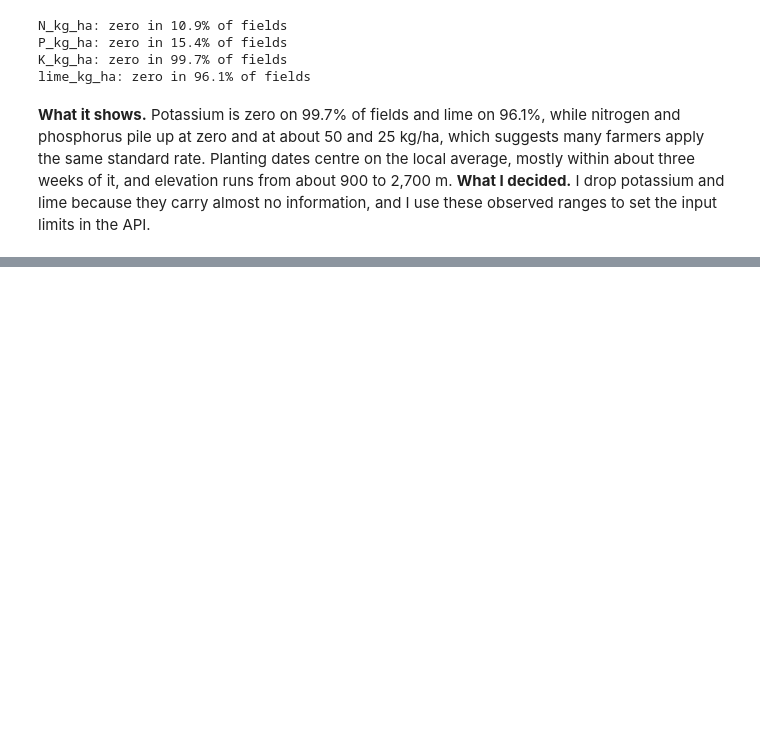
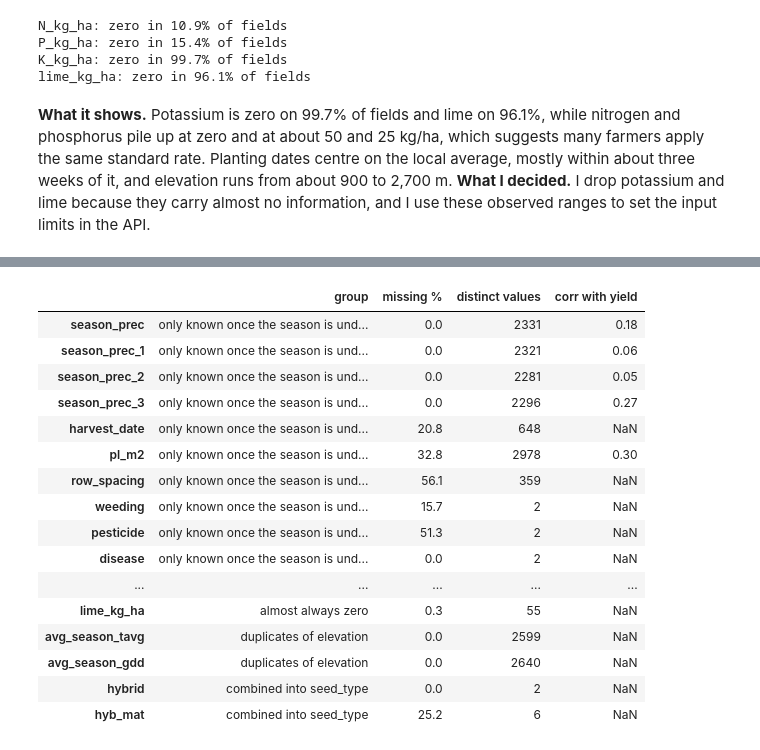
Before and after one commit to Kiguru-Alu/linear_regression_model, a Jupyter notebook: summative/linear_regression/multivariate.ipynb, the cells around one changed output, grey strips where cells are left out. Cells and saved outputs as stored; diff of their text form; code cells hidden in the pictures; blank space fills up the shorter version.

Commit message:
notebook: drop unusable columns and engineer seed type

```diff
--- a/summative/linear_regression/multivariate.ipynb
+++ b/summative/linear_regression/multivariate.ipynb
@@ -135,0 +149,46 @@ lime_kg_ha: zero in 96.1% of fields
+# %%
+DROPPED = {
+    "only known once the season is under way": [
+        "season_prec", "season_prec_1", "season_prec_2", "season_prec_3", "harvest_date", "pl_m2",
+        "row_spacing", "weeding", "pesticide", "disease", "pest", "striga", "water_excess"],
+    "identifiers, single values or raw forms": [
+        "country", "iso", "season", "strat", "year", "cz", "lat", "lon", "plant_date", "plant_doy"],
+    "mostly empty": [
+        "manure", "hyb_type", "hyb_yor", "hyb_tol_mln", "hyb_tol_msv", "hyb_tol_gls",
+        "hyb_tol_nclb", "hyb_tol_rust", "hyb_tol_ear_rot", "comp_kg_ha"],
+    "almost always zero": ["K_kg_ha", "lime_kg_ha"],
+    "duplicates of elevation": ["avg_season_tavg", "avg_season_gdd"],
+    "combined into seed_type": ["hybrid", "hyb_mat"],
+}
+KEPT = ["elev", "avg_season_ai", "twi", "soil_rzpawhc", "soil_clay", "soil_pH", "soil_orgC",
+        "soil_ECEC", "N_kg_ha", "P_kg_ha", "plant_date_dev", "fert_in_hole", "compost"]
+
+dropped_columns = [column for group in DROPPED.values() for column in group]
+assert sorted(dropped_columns + KEPT + [TARGET]) == sorted(kenya.columns), "every column must be kept or dropped"
+
+evidence = pd.DataFrame({
+    "group": {column: group for group, columns in DROPPED.items() for column in columns},
+    "missing %": kenya[dropped_columns].isna().mean().mul(100).round(1),
+    "distinct values": kenya[dropped_columns].nunique(),
+})
+in_season_numeric = ["season_prec", "season_prec_1", "season_prec_2", "season_prec_3", "pl_m2"]
+evidence["corr with yield"] = kenya[in_season_numeric].corrwith(kenya[TARGET]).round(2)
+evidence
+# %% [output]
+|  | group | missing % | distinct values | corr with yield |
+| season_prec | only known once the season is und... | 0.0 | 2331 | 0.18 |
+| season_prec_1 | only known once the season is und... | 0.0 | 2321 | 0.06 |
+| season_prec_2 | only known once the season is und... | 0.0 | 2281 | 0.05 |
+| season_prec_3 | only known once the season is und... | 0.0 | 2296 | 0.27 |
+| harvest_date | only known once the season is und... | 20.8 | 648 | NaN |
+| pl_m2 | only known once the season is und... | 32.8 | 2978 | 0.30 |
+| row_spacing | only known once the season is und... | 56.1 | 359 | NaN |
+| weeding | only known once the season is und... | 15.7 | 2 | NaN |
+| pesticide | only known once the season is und... | 51.3 | 2 | NaN |
+| disease | only known once the season is und... | 0.0 | 2 | NaN |
+| ... | ... | ... | ... | ... |
+| lime_kg_ha | almost always zero | 0.3 | 55 | NaN |
+| avg_season_tavg | duplicates of elevation | 0.0 | 2599 | NaN |
+| avg_season_gdd | duplicates of elevation | 0.0 | 2640 | NaN |
+| hybrid | combined into seed_type | 0.0 | 2 | NaN |
+| hyb_mat | combined into seed_type | 25.2 | 6 | NaN |
```
Also changed, not shown: parts of 7 cells of this notebook.
